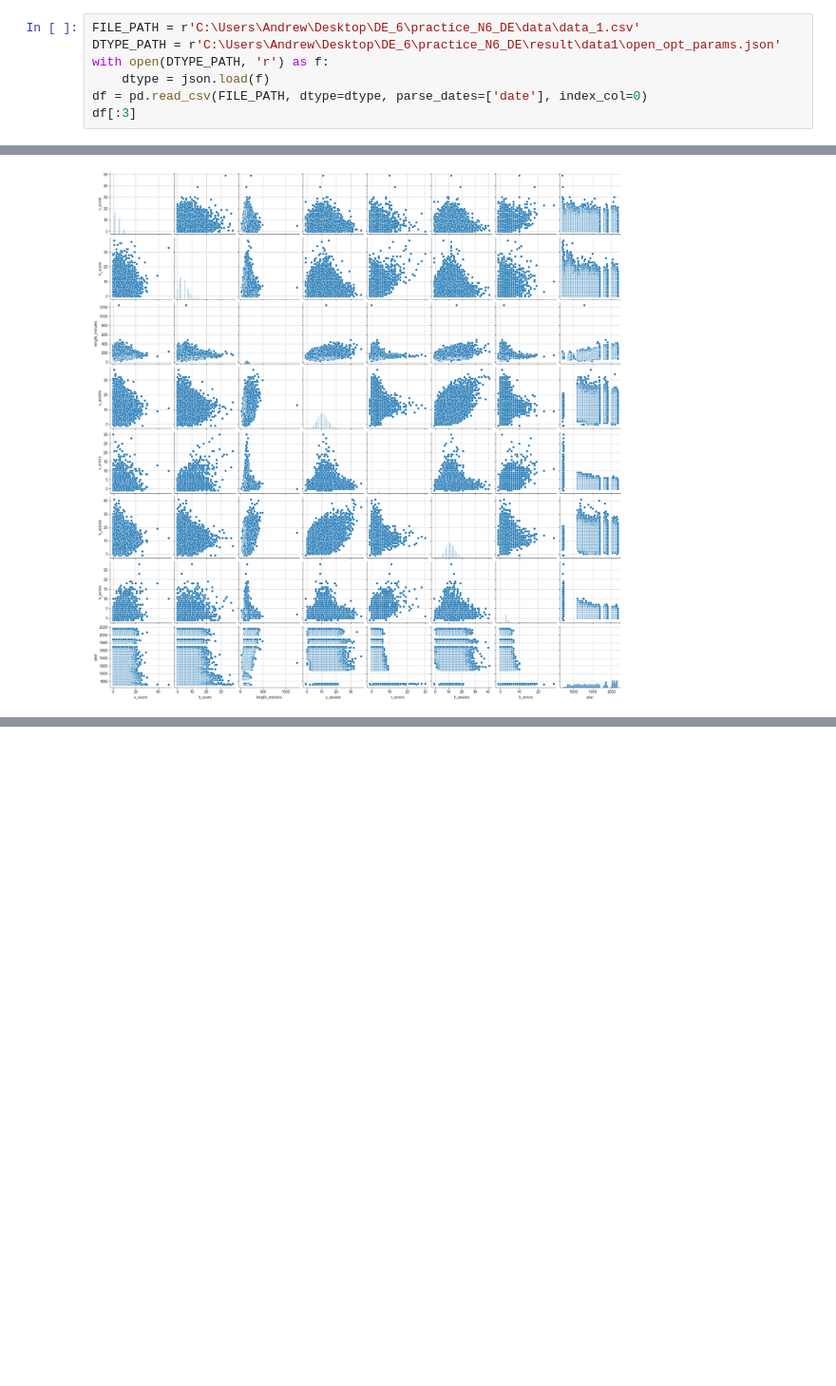
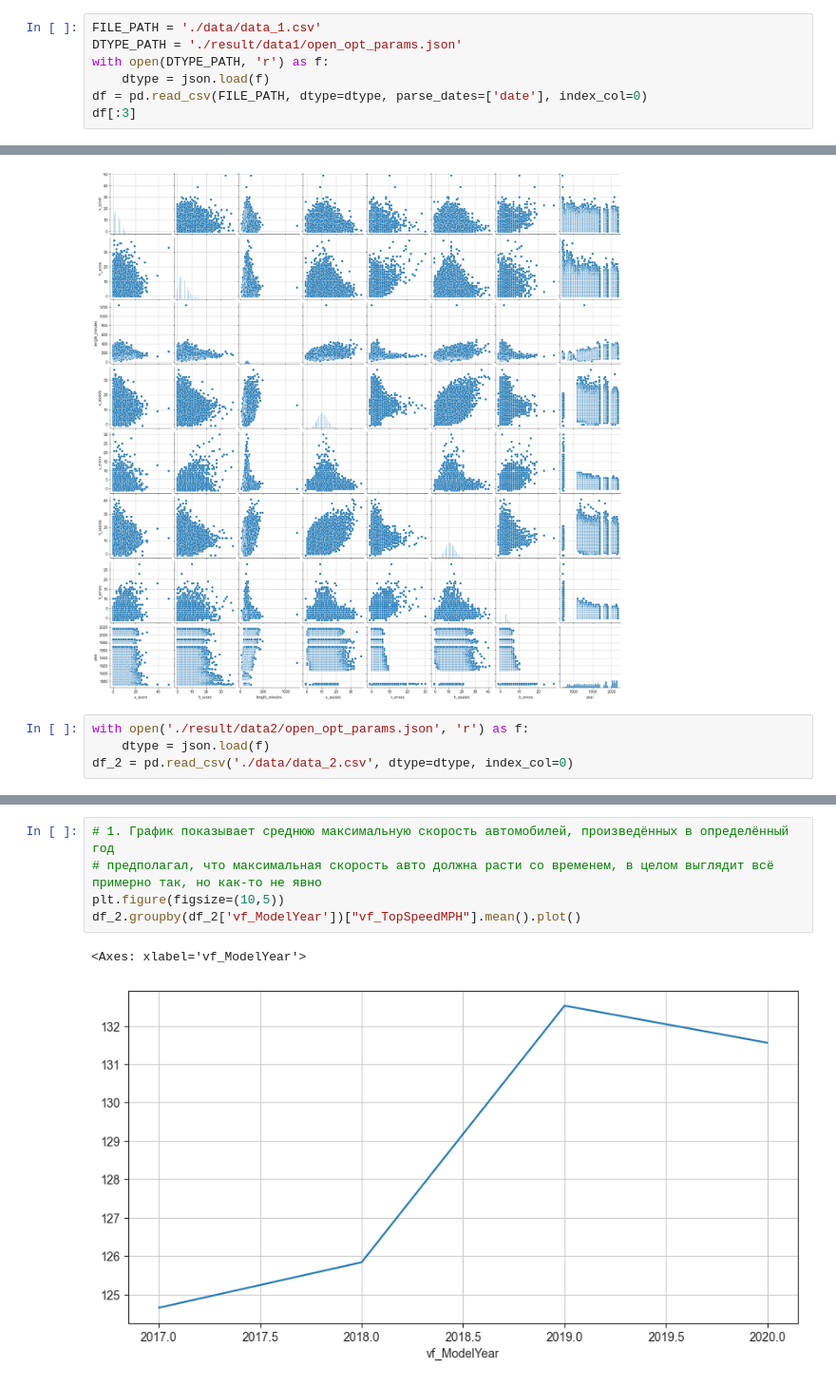
Before and after one commit to Electrotubbie/practice_N6_DE, a Jupyter notebook: plotting.ipynb, the cells around one changed output, grey strips where cells are left out. Shown at 95% size. Drawn from its saved outputs; the diff is of its cells as text; blank space fills up the shorter version.

Commit message:
add 6 task and do plotting

```diff
--- a/plotting.ipynb
+++ b/plotting.ipynb
@@ -6,8 +6,8 @@ import matplotlib.pyplot as plt
 import json
 sns.set_style("ticks",{'axes.grid' : True})
 # %%
-FILE_PATH = r'C:\Users\Andrew\Desktop\DE_6\practice_N6_DE\data\data_1.csv'
-DTYPE_PATH = r'C:\Users\Andrew\Desktop\DE_6\practice_N6_DE\result\data1\open_opt_params.json'
+FILE_PATH = './data/data_1.csv'
+DTYPE_PATH = './result/data1/open_opt_params.json'
 with open(DTYPE_PATH, 'r') as f:
     dtype = json.load(f)
 df = pd.read_csv(FILE_PATH, dtype=dtype, parse_dates=['date'], index_col=0)
@@ -87,3 +84,7 @@ sns.pairplot(df)
 # %% [output]
 <seaborn.axisgrid.PairGrid at 0x...>
 [figure]
+# %%
+with open('./result/data2/open_opt_params.json', 'r') as f:
+    dtype = json.load(f)
+df_2 = pd.read_csv('./data/data_2.csv', dtype=dtype, index_col=0)
@@ -89,0 +139,8 @@ sns.pairplot(df)
+# %%
+# 1. График показывает среднюю максимальную скорость автомобилей, произведённых в определённый год
+# предполагал, что максимальная скорость авто должна расти со временем, в целом выглядит всё примерно так, но как-то не явно
+plt.figure(figsize=(10,5))
+df_2.groupby(df_2['vf_ModelYear'])["vf_TopSpeedMPH"].mean().plot()
+# %% [output]
+<Axes: xlabel='vf_ModelYear'>
+[figure, added]
```
Also changed, not shown: parts of 4 cells of this notebook, 15 other files.
